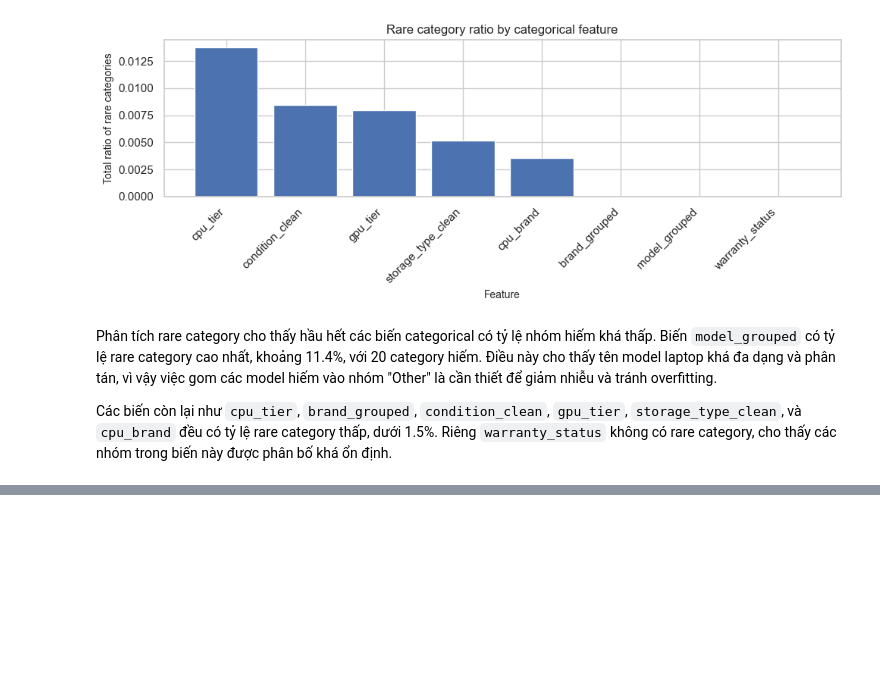
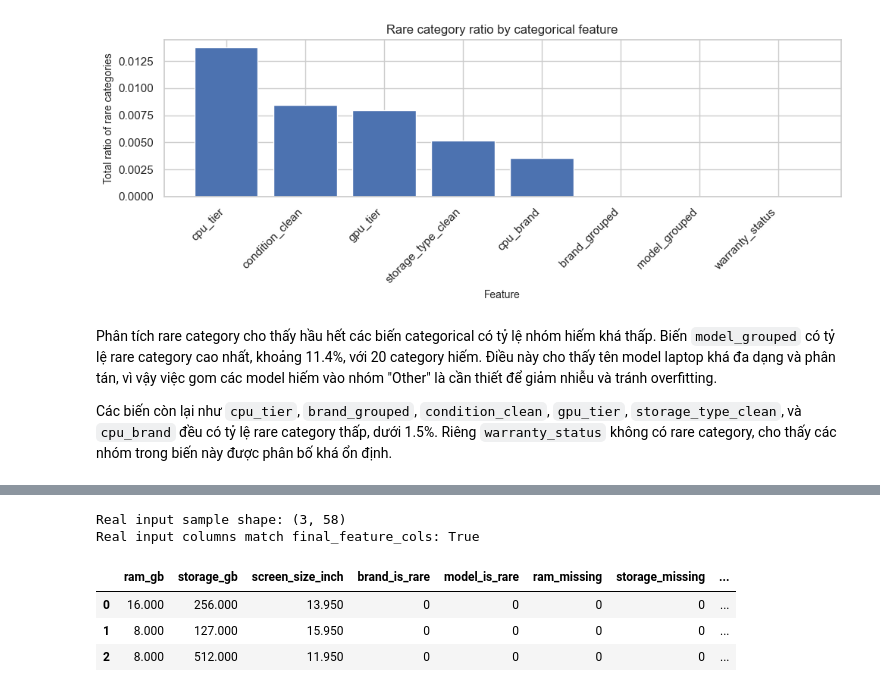
Before and after one commit to thisYui/Laptop-Price-Prediction, a Jupyter notebook: notebooks/data/06_feature_engineering.ipynb, the cells around one changed output, grey strips where cells are left out. Saved outputs shown, nothing was run; the diff lists cells and outputs as text; code cells hidden in the pictures; blank space fills up the shorter version.

```diff
--- a/notebooks/data/06_feature_engineering.ipynb
+++ b/notebooks/data/06_feature_engineering.ipynb
@@ -1234,0 +1235,33 @@ Final shape: (7196, 56)
+# %%
+raw_df = pd.read_csv(DATA_PATH)
+train_base = prepare_training_frame(raw_df)
+
+feature_config = fit_feature_config(train_base)
+df_processed = transform_with_feature_config(
+    train_base,
+    feature_config,
+    include_targets=True,
+    drop_duplicate_rows=True,
+)
+
+# Sau khi có final feature cols, cố định lại thứ tự cột cho artifact training.
+df_processed = df_processed.reindex(
+    columns=[*feature_config["final_feature_cols"], *TARGET_COLS],
+    fill_value=0,
+)
+
+PROCESSED_DIR.mkdir(parents=True, exist_ok=True)
+df_processed.to_csv(PROCESSED_PATH, index=False)
+joblib.dump(feature_config, FEATURE_CONFIG_PATH)
+
+df = df_processed.copy()
+final_feature_cols = feature_config["final_feature_cols"]
+
+print("Train base shape:", train_base.shape)
+print("Processed shape:", df_processed.shape)
+print("Saved processed data to:", PROCESSED_PATH)
+print("Saved feature_config to:", FEATURE_CONFIG_PATH)
+print("Rare brands:", feature_config["rare_config"]["rare_brands"])
+print("Rare models:", feature_config["rare_config"]["rare_models"])
+print("One-hot columns:", len(feature_config["onehot_columns"]))
+print("Final feature cols:", len(final_feature_cols))
@@ -1234,0 +1277,14 @@ Final shape: (7196, 56)
+# %%
+loaded_feature_config = joblib.load(FEATURE_CONFIG_PATH)
+X_real_sample = transform_real_input(raw_df.head(3).drop(columns=TARGET_COLS, errors="ignore"), loaded_feature_config)
+
+print("Real input sample shape:", X_real_sample.shape)
+print("Real input columns match final_feature_cols:", X_real_sample.columns.tolist() == loaded_feature_config["final_feature_cols"])
+display(X_real_sample.head())
+# %% [output]
+Real input sample shape: (3, 58)
+Real input columns match final_feature_cols: True
+|  | ram_gb | storage_gb | screen_size_inch | brand_is_rare | model_is_rare | ram_missing | storage_missing | ... |
+| 0 | 16.000 | 256.000 | 13.950 | 0 | 0 | 0 | 0 | ... |
+| 1 | 8.000 | 127.000 | 15.950 | 0 | 0 | 0 | 0 | ... |
+| 2 | 8.000 | 512.000 | 11.950 | 0 | 0 | 0 | 0 | ... |
```
Also changed, not shown: parts of 26 cells of this notebook, 5 other files.
